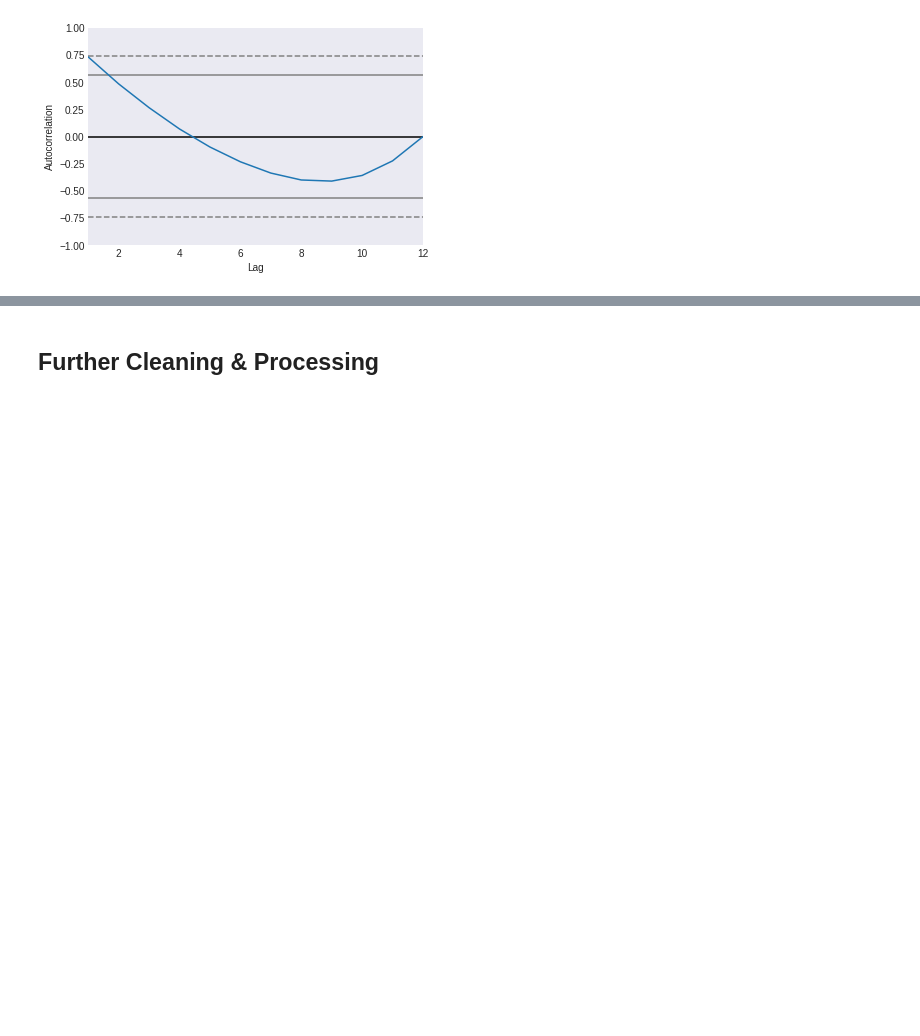
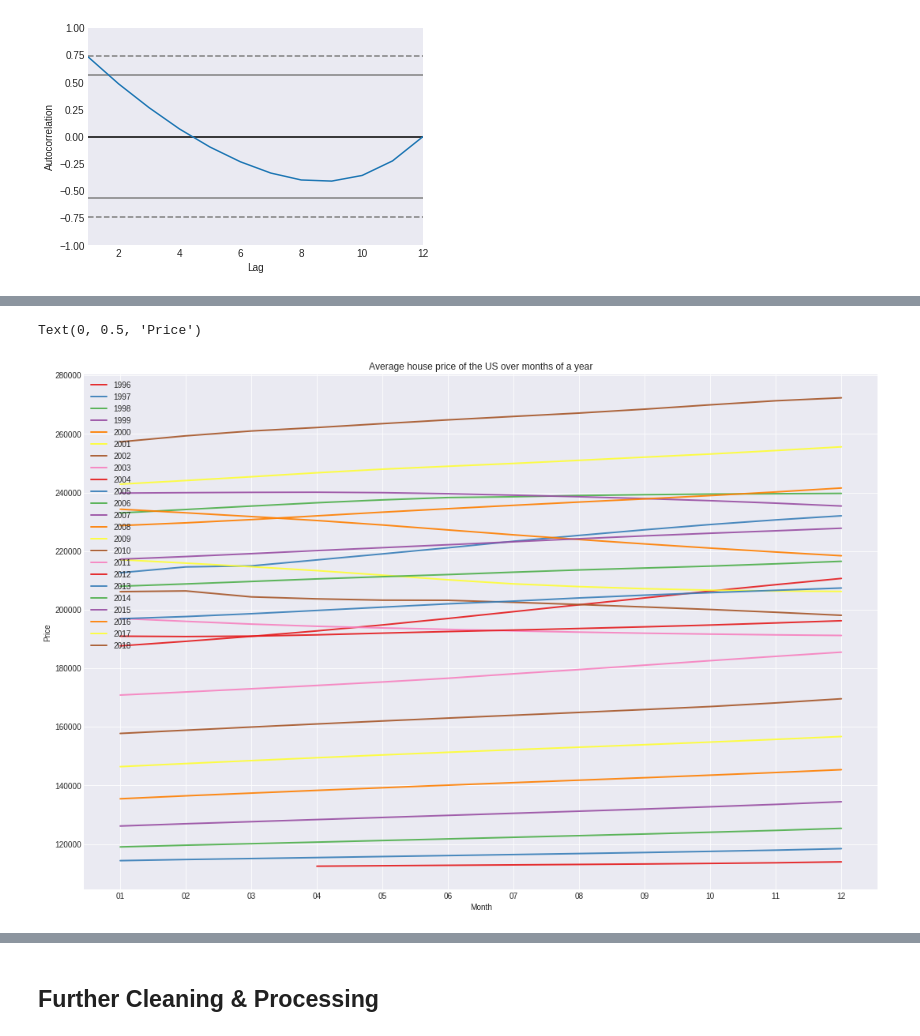
Before and after one commit to psylanrex/notebooks, a Jupyter notebook: re_main.ipynb, the cells around one changed output, grey strips where cells are left out. Drawn from its saved outputs; the diff is of its cells as text; code cells hidden in the pictures; blank space fills up the shorter version.

```diff
--- a/re_main.ipynb
+++ b/re_main.ipynb
@@ -478,3 +485,8 @@ pd.plotting.autocorrelation_plot(us_avg_price_timeframe.loc['2018'])
 # %% [output]
 <matplotlib.axes._subplots.AxesSubplot at 0x...>
 [figure]
+# %%
+us_avg_price_timeframe_copy = us_avg_price_timeframe.copy().transpose()
+us_avg_price_timeframe_copy.reset_index(inplace=True)
+us_avg_price_timeframe_copy.rename(columns={'index': 'Month'}, inplace=True)
+us_avg_price_timeframe_copy
@@ -480,0 +507,17 @@ pd.plotting.autocorrelation_plot(us_avg_price_timeframe.loc['2018'])
+# %%
+fig, ax = plt.subplots(figsize=(18,12))
+palette = plt.get_cmap('Set1')
+n = 0
+
+for col in us_avg_price_timeframe_copy.drop('Month', axis=1):
+  plt.plot(us_avg_price_timeframe_copy['Month'], us_avg_price_timeframe_copy[col], marker='', color=palette(n%8), linewidth=2, alpha=0.9, label=col)
+  n += 1
+
+plt.legend(loc=2)
+
+plt.title("Average house price of the US over months of a year", loc='center', fontsize=12, fontweight=0)
+plt.xlabel("Month")
+plt.ylabel("Price")
+# %% [output]
+Text(0, 0.5, 'Price')
+[figure, added]
```
Also changed, not shown: parts of 5 cells of this notebook.
